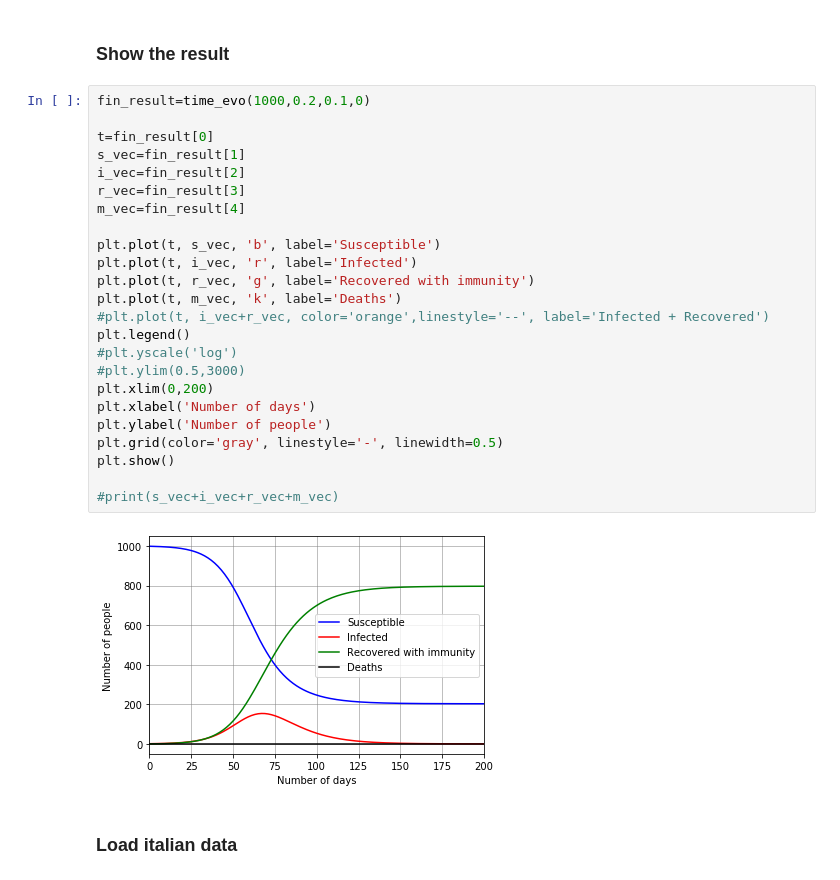
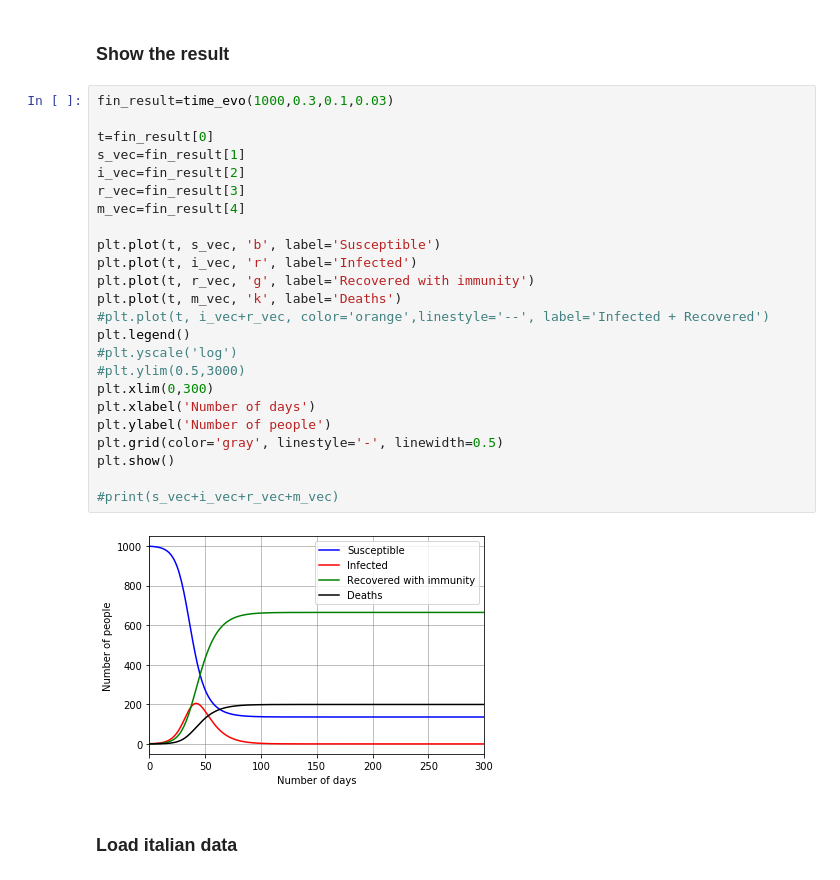
Before and after one commit to apalladi/datascienceprojects, a Jupyter notebook: covid19/SIR.ipynb, the cells around one changed output. Drawn from its saved outputs; the diff is of its cells as text.

```diff
--- a/covid19/SIR.ipynb
+++ b/covid19/SIR.ipynb
@@ -37,31 +37,31 @@ def time_evo(N,beta,gamma,gamma2,I0=1,R0=0,M0=0,t=np.arange(0,365)):
 # %% [markdown]
 ### Show the result
 # %%
-fin_result=time_evo(1000,0.2,0.1,0)
+fin_result=time_evo(1000,0.3,0.1,0.03)
 
 t=fin_result[0]
 s_vec=fin_result[1]
 i_vec=fin_result[2]
 r_vec=fin_result[3]
 m_vec=fin_result[4]
 
 plt.plot(t, s_vec, 'b', label='Susceptible')
 plt.plot(t, i_vec, 'r', label='Infected')
 plt.plot(t, r_vec, 'g', label='Recovered with immunity')
 plt.plot(t, m_vec, 'k', label='Deaths')
 #plt.plot(t, i_vec+r_vec, color='orange',linestyle='--', label='Infected + Recovered')
 plt.legend()
 #plt.yscale('log')
 #plt.ylim(0.5,3000)
-plt.xlim(0,200)
+plt.xlim(0,300)
 plt.xlabel('Number of days')
 plt.ylabel('Number of people')
 plt.grid(color='gray', linestyle='-', linewidth=0.5)
 plt.show()
 
 #print(s_vec+i_vec+r_vec+m_vec)
 # %% [output]
-[figure, old version]
+[figure, new version]
 # %% [markdown]
 ### Load italian data
 # %%
```
Also changed, not shown: parts of 4 cells of this notebook, 15 other files.
